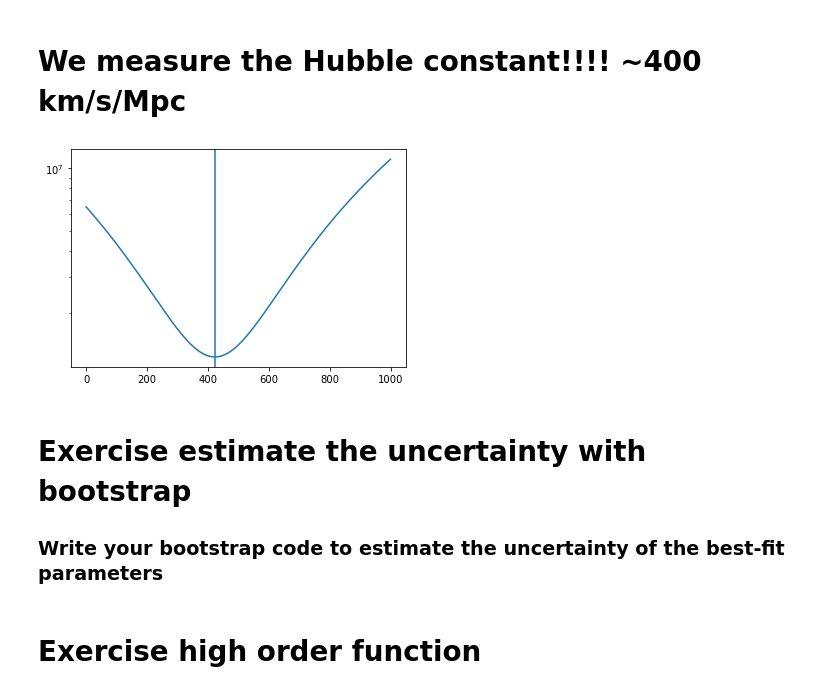
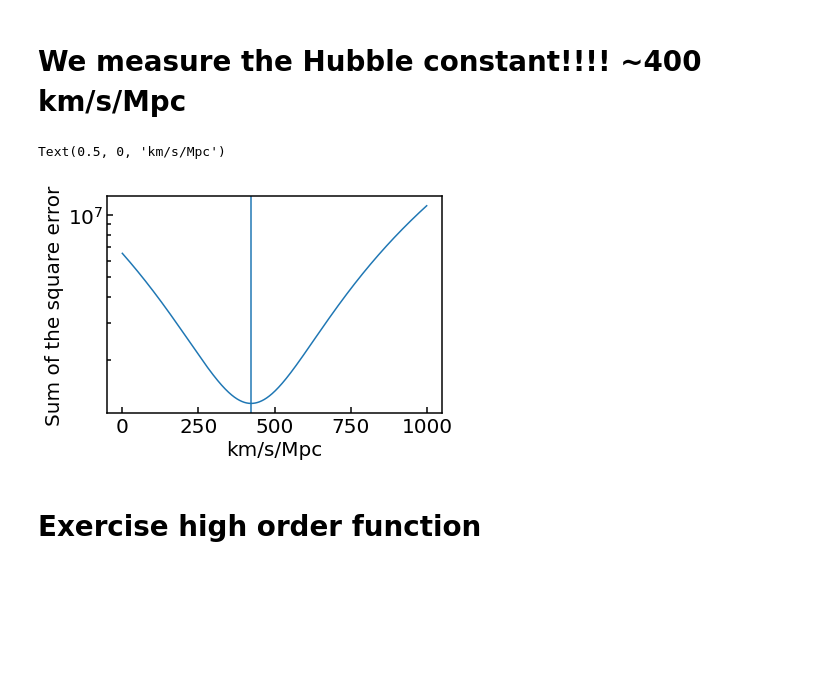
Before and after one commit to astro-blue/Data-analysis-in-astronomy-2022, a Jupyter notebook: Week_8/Regression_in_class_exercise.ipynb, the cells around one changed output. Cells and saved outputs as stored; diff of their text form; code cells hidden in the pictures; blank space fills up the shorter version.

```diff
--- a/Week_8/Regression_in_class_exercise.ipynb
+++ b/Week_8/Regression_in_class_exercise.ipynb
@@ -155,9 +155,9 @@ for i in range(0,len(hubble_value)):
 # %%
 plt.plot(hubble_value,loss_function)
 plt.axvline(422.7211838)
 plt.yscale('log')
+plt.ylabel('Sum of the square error')
+plt.xlabel('km/s/Mpc')
 # %% [output]
+Text(0.5, 0, 'km/s/Mpc')
-[figure, old version]
+[figure, new version]
-# %% [markdown]
-# Exercise estimate the uncertainty with bootstrap
-### Write your bootstrap code to estimate the uncertainty of the best-fit parameters
```
Also changed, not shown: parts of 7 cells of this notebook.
